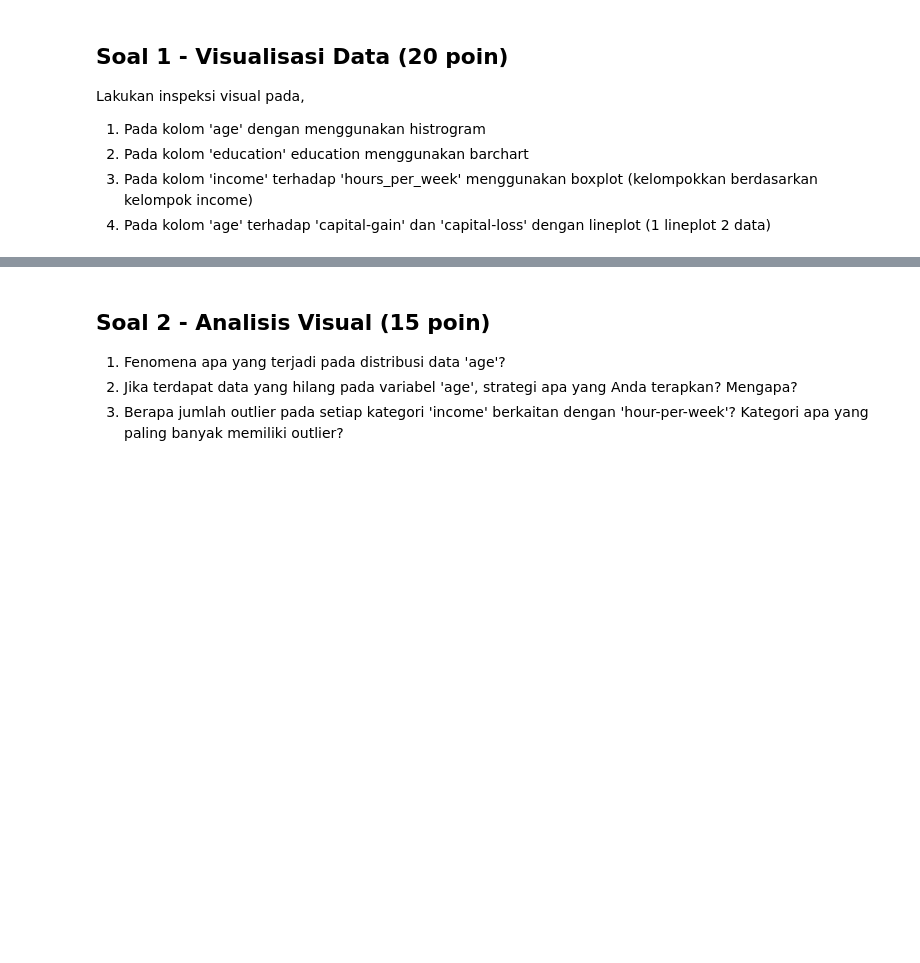
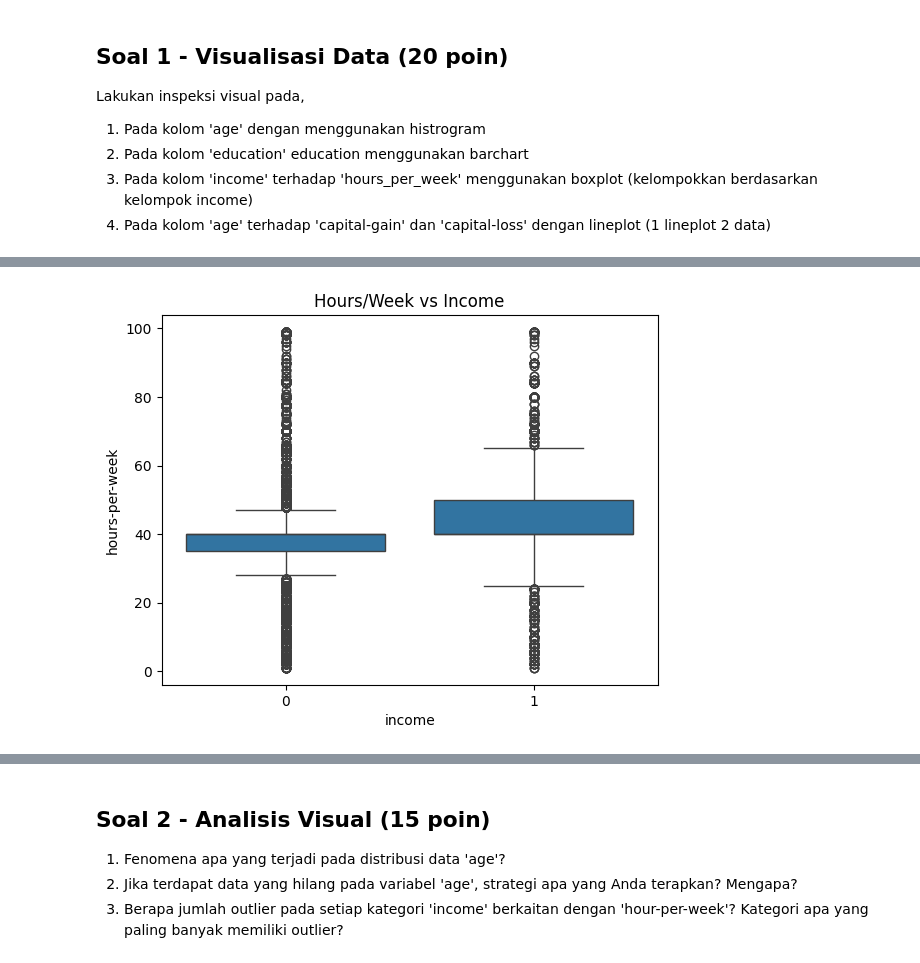
Before and after one commit to AstorBoy11/Kuis-Machine-Learning, a Jupyter notebook: Copy_of_JS04_SOAL_KUIS1_ML.ipynb, the cells around one changed output, grey strips where cells are left out. Saved outputs shown, nothing was run; the diff lists cells and outputs as text; code cells hidden in the pictures; blank space fills up the shorter version.

```diff
--- a/Copy_of_JS04_SOAL_KUIS1_ML.ipynb
+++ b/Copy_of_JS04_SOAL_KUIS1_ML.ipynb
@@ -122,0 +195,7 @@ Lakukan inspeksi visual pada,
+# %%
+# Jawab 1.3 - Boxplot
+sns.boxplot(x='income', y='hours-per-week', data=df)
+plt.title('Hours/Week vs Income')
+plt.show()
+# %% [output]
+[figure, added]
```
Also changed, not shown: parts of 23 cells of this notebook.
